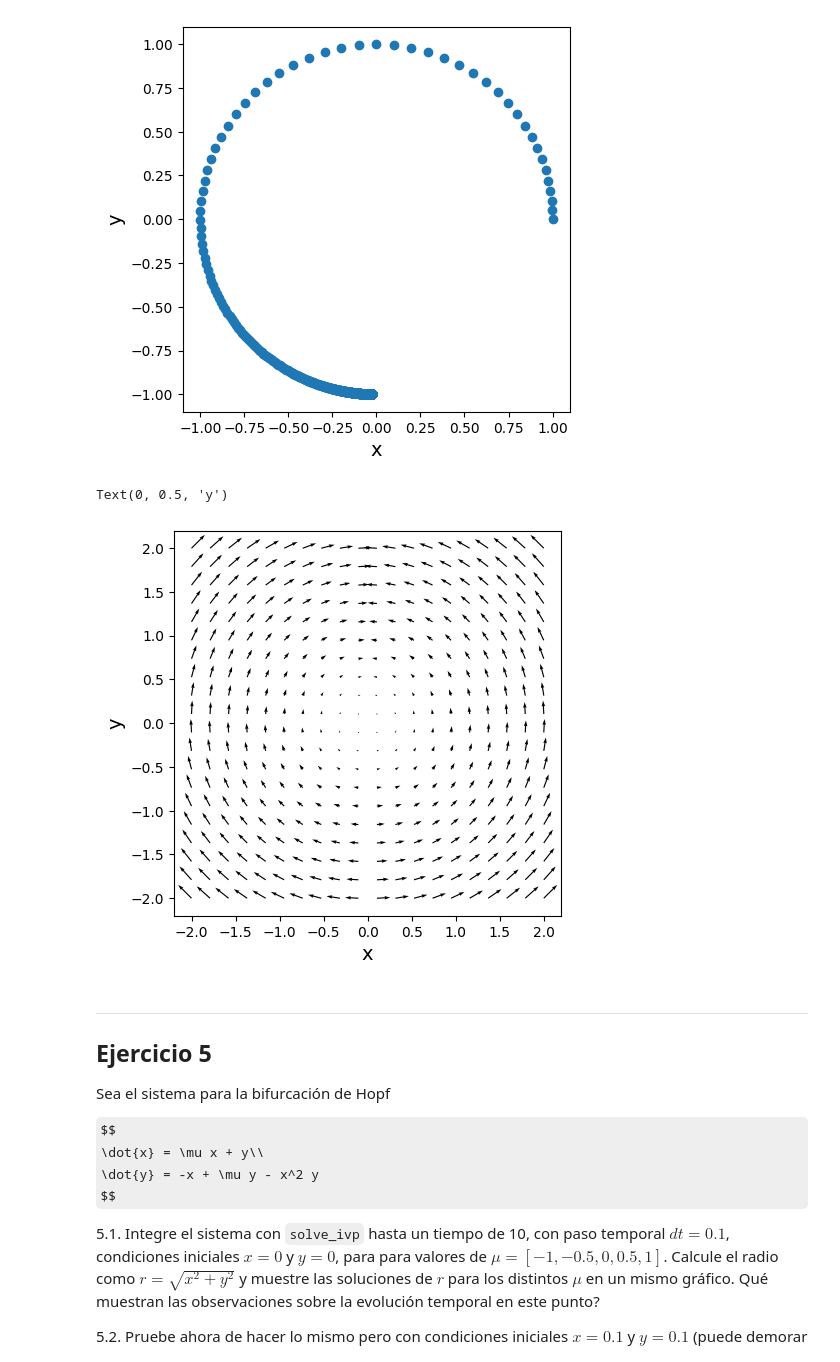
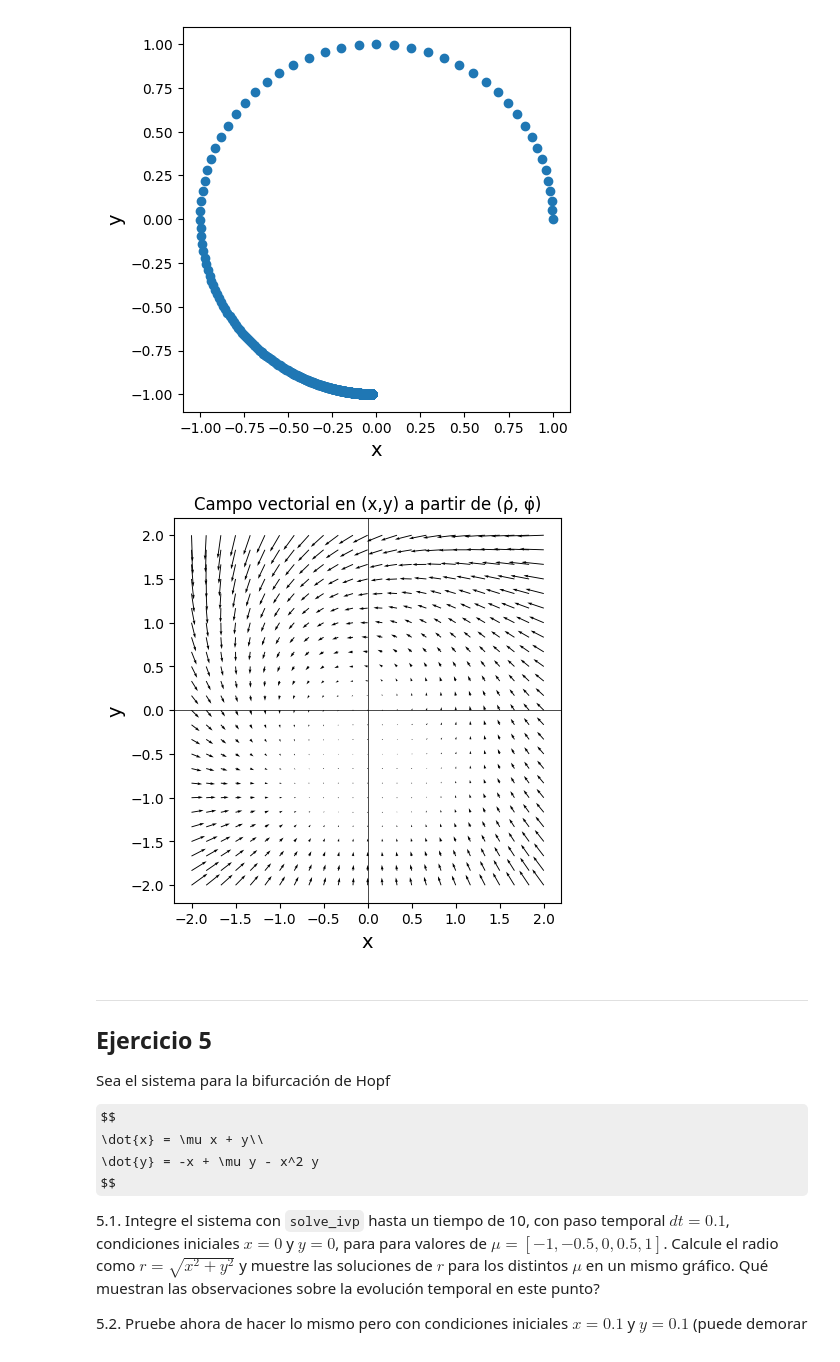
Before and after one commit to xGiannis/IntroModeladoContinuo, a Jupyter notebook: Colabs/nb05_CiclosLimite.ipynb, the cells around one changed output. Saved outputs shown, nothing was run; the diff lists cells and outputs as text; code cells hidden in the pictures; some formulas as TeX source.

```diff
--- a/Colabs/nb05_CiclosLimite.ipynb
+++ b/Colabs/nb05_CiclosLimite.ipynb
@@ -465,34 +465,34 @@ plt.ylabel('y', fontsize=14)
 plt.show()
 # %% [output]
 [figure]
-# %%
-#generamos una grilla x,y
-x_grid, y_grid = np.meshgrid(np.linspace(-2, 2, 20), np.linspace(-2, 2, 20))
-
-#transformo grilla a polares
-
-rho_grid,tita_grid=polares(x_grid,y_grid)
-
-#Calcule los valores del campo vector sin integrar en coordenadas polares y transforme esas velocidades a coordenadas cartesianas
-
-#x˙=ρ˙cos(ϕ)−ρϕ˙sin(ϕ)y˙=ρ˙sin(ϕ)+ρϕ˙cos(ϕ)
-
-#calculo campo vector obrtenido con sistema
-
-rho_dot_grid,tita_dot_grid=sistema(t,zi,w)
-
-x_dot_grid = rho_dot_grid*np.cos(tita_grid) - rho_grid*tita_dot_grid*np.sin(tita_grid)
-y_dot_grid = rho_dot_grid*np.sin(tita_grid) + rho_grid*tita_dot_grid*np.cos(tita_grid)
-
-#grafico con quiver
-
-plt.figure(figsize=(5,5))
-plt.quiver(x_grid, y_grid, x_dot_grid, y_dot_grid)
-plt.xlabel('x', fontsize=14)
-plt.ylabel('y', fontsize=14)
-# %% [output]
-Text(0, 0.5, 'y')
-[figure, removed]
+# %%
+# Parámetro
+w = 1.0
+
+# Grilla cartesiana
+x_grid, y_grid = np.meshgrid(np.linspace(-2, 2, 25), np.linspace(-2, 2, 25))
+
+# A polares
+rho_grid= np.sqrt(x_grid**2 + y_grid**2)
+phi_grid = np.arctan2(y_grid, x_grid)
+
+# Derivadas en polares (sin integrar)
+rho_dot_grid = rho_grid * (1.0 - rho_grid)
+phi_dot_grid = w + np.sin(phi_grid)
+
+# Transformación a cartesiano
+x_dot_grid = rho_dot_grid*np.cos(phi_grid) - rho_grid*phi_dot_grid*np.sin(phi_grid)
+y_dot_grid = rho_dot_grid*np.sin(phi_grid) + rho_grid*phi_dot_grid*np.cos(phi_grid)
+
+# Campo vectorial
+plt.figure(figsize=(5,5))
+plt.quiver(x_grid, y_grid, x_dot_grid, y_dot_grid)
+plt.axvline(0, color='k', lw=0.5); plt.axhline(0, color='k', lw=0.5)
+plt.xlabel('x', fontsize=14); plt.ylabel('y', fontsize=14)
+plt.title('Campo vectorial en (x,y) a partir de (ρ̇, φ̇)')
+plt.show()
+# %% [output]
+[figure, added]
 # %% [markdown]
 ---
 ## Ejercicio 5
```
